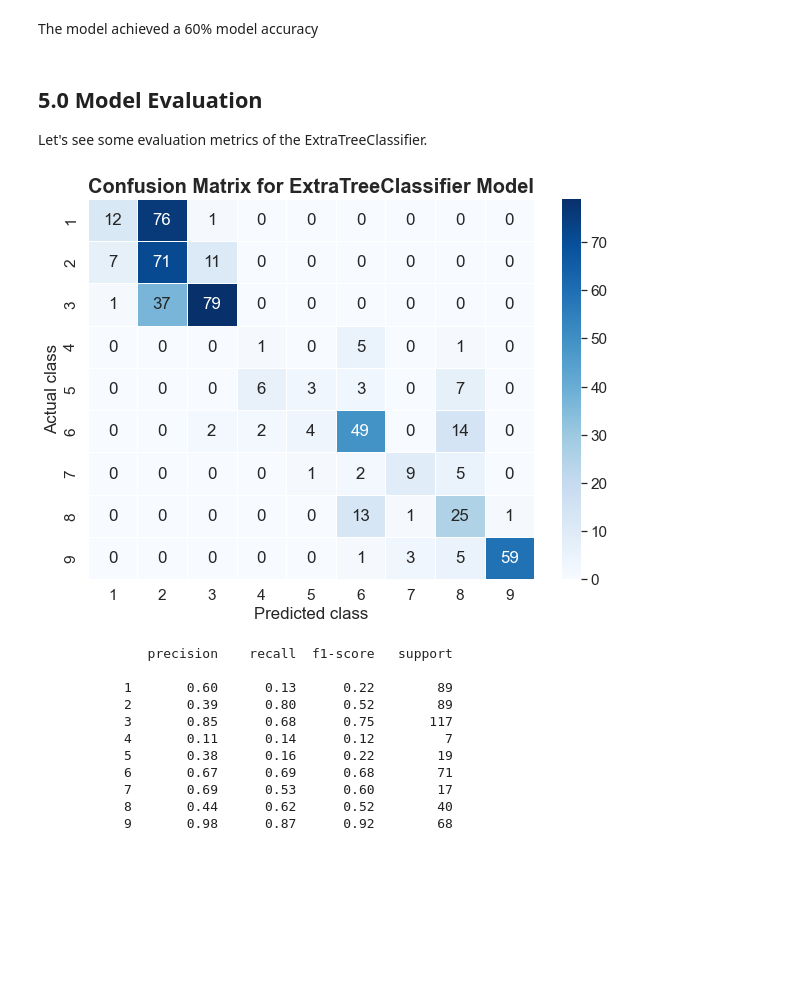
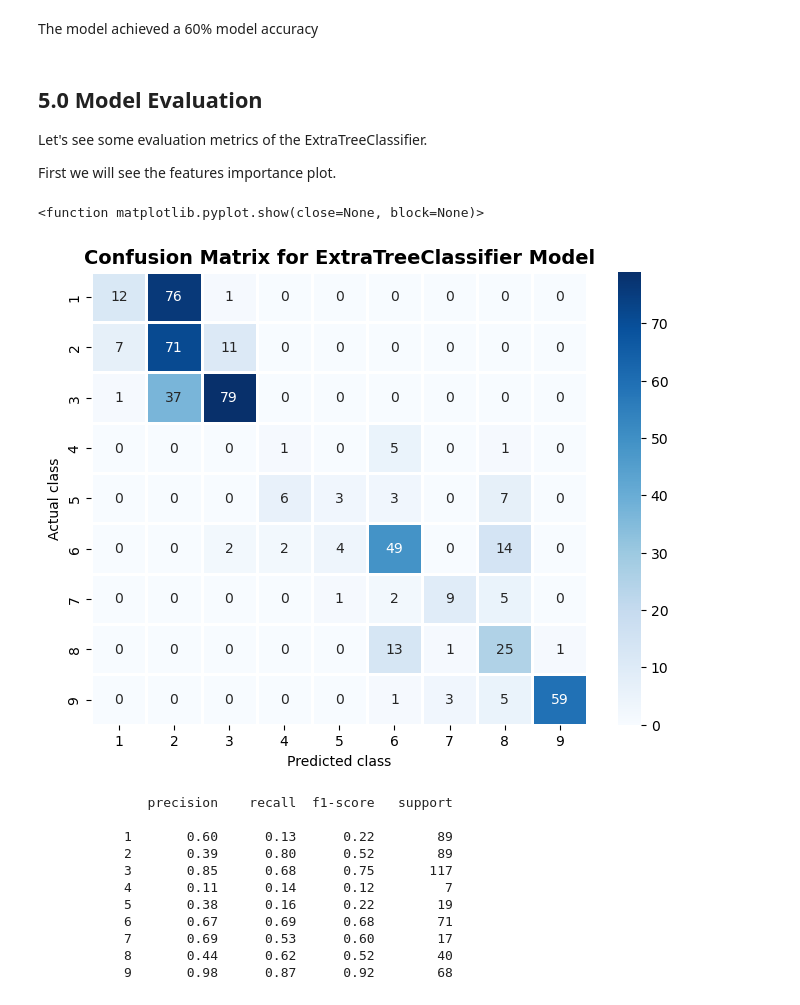
Before and after one commit to ChigozieObika/facies-classification, a Jupyter notebook: model.ipynb, the cells around one changed output. Cells and saved outputs as stored; diff of their text form; code cells hidden in the pictures; blank space fills up the shorter version.

```diff
--- a/model.ipynb
+++ b/model.ipynb
@@ -337,3 +333,5 @@ The model achieved a 60% model accuracy
 ## 5.0 Model Evaluation
 
 Let's see some evaluation metrics of the ExtraTreeClassifier.
+
+First we will see the features importance plot.
@@ -340,19 +352,18 @@ Let's see some evaluation metrics of the ExtraTreeClassifier.
 # %%
 #confusion matrix plot
 target = ['1','2','3','4','5','6','7','8','9']
 data = confusion_matrix(model_test_y, model_preds)
 df_cm = pd.DataFrame(data, columns=target, index = target)
 df_cm.index.name = 'Actual class'
 df_cm.columns.name = 'Predicted class'
-sns.set(font_scale=1.4)
-fig, ax = plt.subplots(figsize=(10,7))
-plt.title('Confusion Matrix for ExtraTreeClassifier Model', fontsize=20, fontweight='bold')
+fig, ax = plt.subplots(figsize=(8,6), dpi =100)
+plt.title('Confusion Matrix for ExtraTreeClassifier Model', fontsize=14, fontweight='bold')
 sns.heatmap(df_cm, cmap='Blues', linewidths=1, annot=True, ax=ax, fmt='g')
-plt.savefig('Confusion Matrix for ExtraTreeClassifier Model')
+plt.savefig('images/Confusion Matrix for ExtraTreeClassifier Model')
 plt.show
-sns.set()
 # %% [output]
+<function matplotlib.pyplot.show(close=None, block=None)>
-[figure, old version]
+[figure, new version]
 # %%
 model_report = classification_report(model_test_y, model_preds, target_names=target)
 print(model_report)
```
Also changed, not shown: parts of 9 cells of this notebook, 10 other files.
